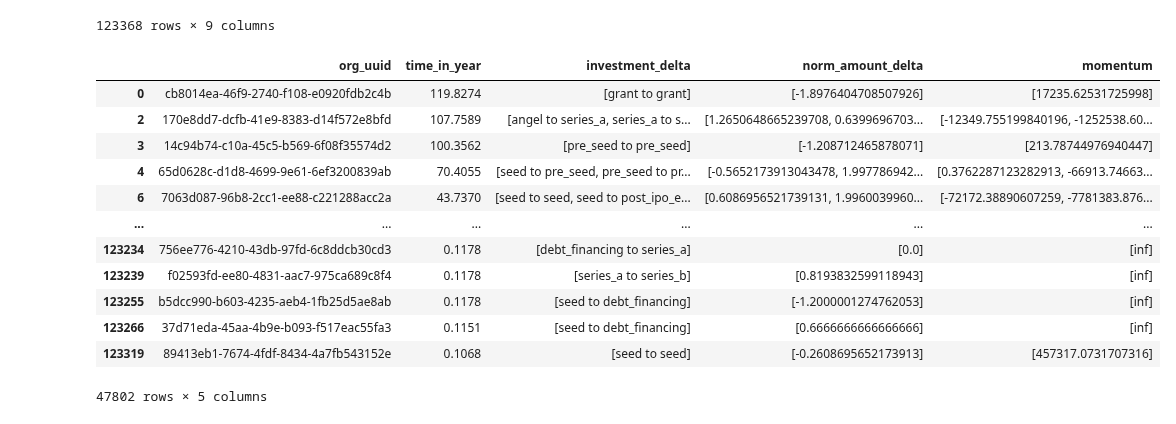
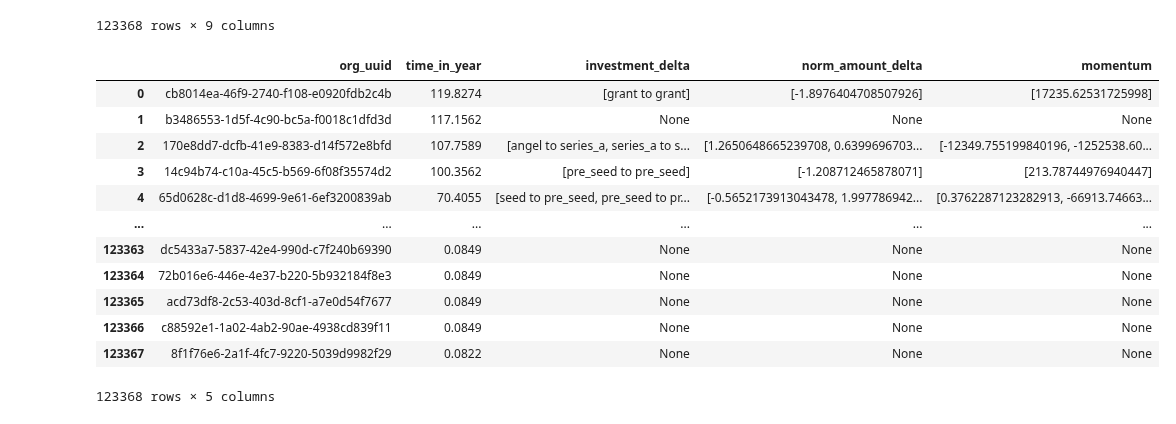
Before and after one commit to StardustLID/TEMG4952A-TEAM-5, a Jupyter notebook: stardust_sandbox/get_roi.ipynb, the cells around one changed output. Saved outputs shown, nothing was run; the diff lists cells and outputs as text; code cells hidden in the pictures.

```diff
--- a/stardust_sandbox/get_roi.ipynb
+++ b/stardust_sandbox/get_roi.ipynb
@@ -175,22 +175,22 @@ df
 # %%
 df.drop(columns=['investment_list', 'raised_amount_usd_list','time_in_year_list', 'time_elapsed_successive_two_funds'], inplace=True)
 # df.drop(columns=['investment_list', 'raised_amount_usd_list', 'date_list'], inplace=True)
 # for easier checking of results, I dropped rows without delta
-df.dropna(inplace=True)
+#df.dropna(inplace=True)   ** Boris: I think no need to dropna here coz fundings even without delta could be useful
 df
 # %% [output]
 |  | org_uuid | time_in_year | investment_delta | norm_amount_delta | momentum |
 | 0 | cb8014ea-46f9-2740-f108-e0920fdb2c4b | 119.8274 | [grant to grant] | [-1.8976404708507926] | [17235.62531725998] |
+| 1 | b3486553-1d5f-4c90-bc5a-f0018c1dfd3d | 117.1562 | None | None | None |
 | 2 | 170e8dd7-dcfb-41e9-8383-d14f572e8bfd | 107.7589 | [angel to series_a, series_a to s... | [1.2650648665239708, 0.6399696703... | [-12349.755199840196, -1252538.60... |
 | 3 | 14c94b74-c10a-45c5-b569-6f08f35574d2 | 100.3562 | [pre_seed to pre_seed] | [-1.208712465878071] | [213.78744976940447] |
 | 4 | 65d0628c-d1d8-4699-9e61-6ef3200839ab | 70.4055 | [seed to pre_seed, pre_seed to pr... | [-0.5652173913043478, 1.997786942... | [0.3762287123282913, -66913.74663... |
-| 6 | 7063d087-96b8-2cc1-ee88-c221288acc2a | 43.7370 | [seed to seed, seed to post_ipo_e... | [0.6086956521739131, 1.9960039960... | [-72172.38890607259, -7781383.876... |
 | ... | ... | ... | ... | ... | ... |
-| 123234 | 756ee776-4210-43db-97fd-6c8ddcb30cd3 | 0.1178 | [debt_financing to series_a] | [0.0] | [inf] |
-| 123239 | f02593fd-ee80-4831-aac7-975ca689c8f4 | 0.1178 | [series_a to series_b] | [0.8193832599118943] | [inf] |
-| 123255 | b5dcc990-b603-4235-aeb4-1fb25d5ae8ab | 0.1178 | [seed to debt_financing] | [-1.2000001274762053] | [inf] |
-| 123266 | 37d71eda-45aa-4b9e-b093-f517eac55fa3 | 0.1151 | [seed to debt_financing] | [0.6666666666666666] | [inf] |
-| 123319 | 89413eb1-7674-4fdf-8434-4a7fb543152e | 0.1068 | [seed to seed] | [-0.2608695652173913] | [457317.0731707316] |
+| 123363 | dc5433a7-5837-42e4-990d-c7f240b69390 | 0.0849 | None | None | None |
+| 123364 | 72b016e6-446e-4e37-b220-5b932184f8e3 | 0.0849 | None | None | None |
+| 123365 | acd73df8-2c53-403d-8cf1-a7e0d54f7677 | 0.0849 | None | None | None |
+| 123366 | c88592e1-1a02-4ab2-90ae-4938cd839f11 | 0.0849 | None | None | None |
+| 123367 | 8f1f76e6-2a1f-4fc7-9220-5039d9982f29 | 0.0822 | None | None | None |
-47802 rows × 5 columns
+123368 rows × 5 columns
 # %%
 # if using our old defined way of ROI, i.e. the momentum between the latest two succesive fundings
```
Also changed, not shown: parts of 3 cells of this notebook, 1 other file.
